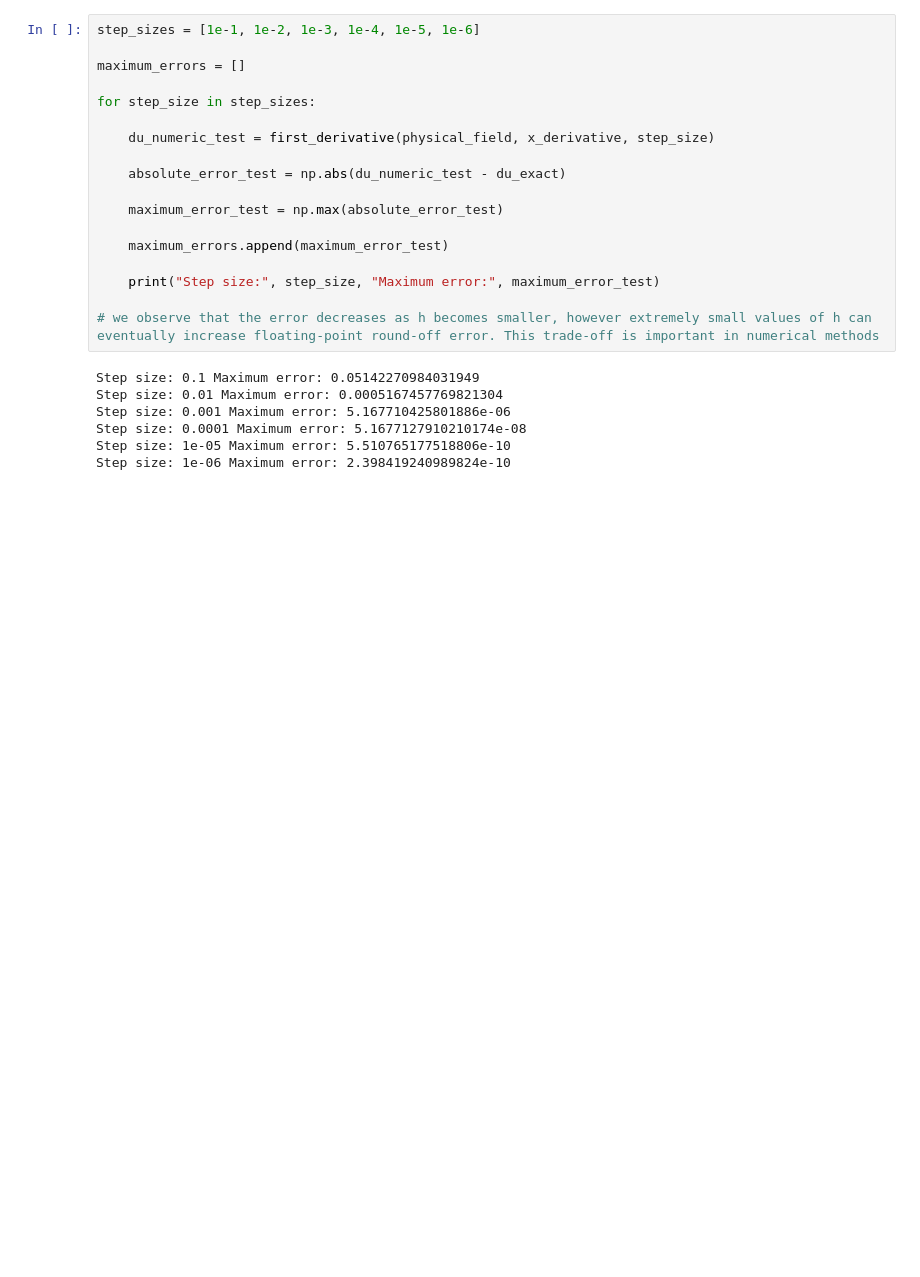
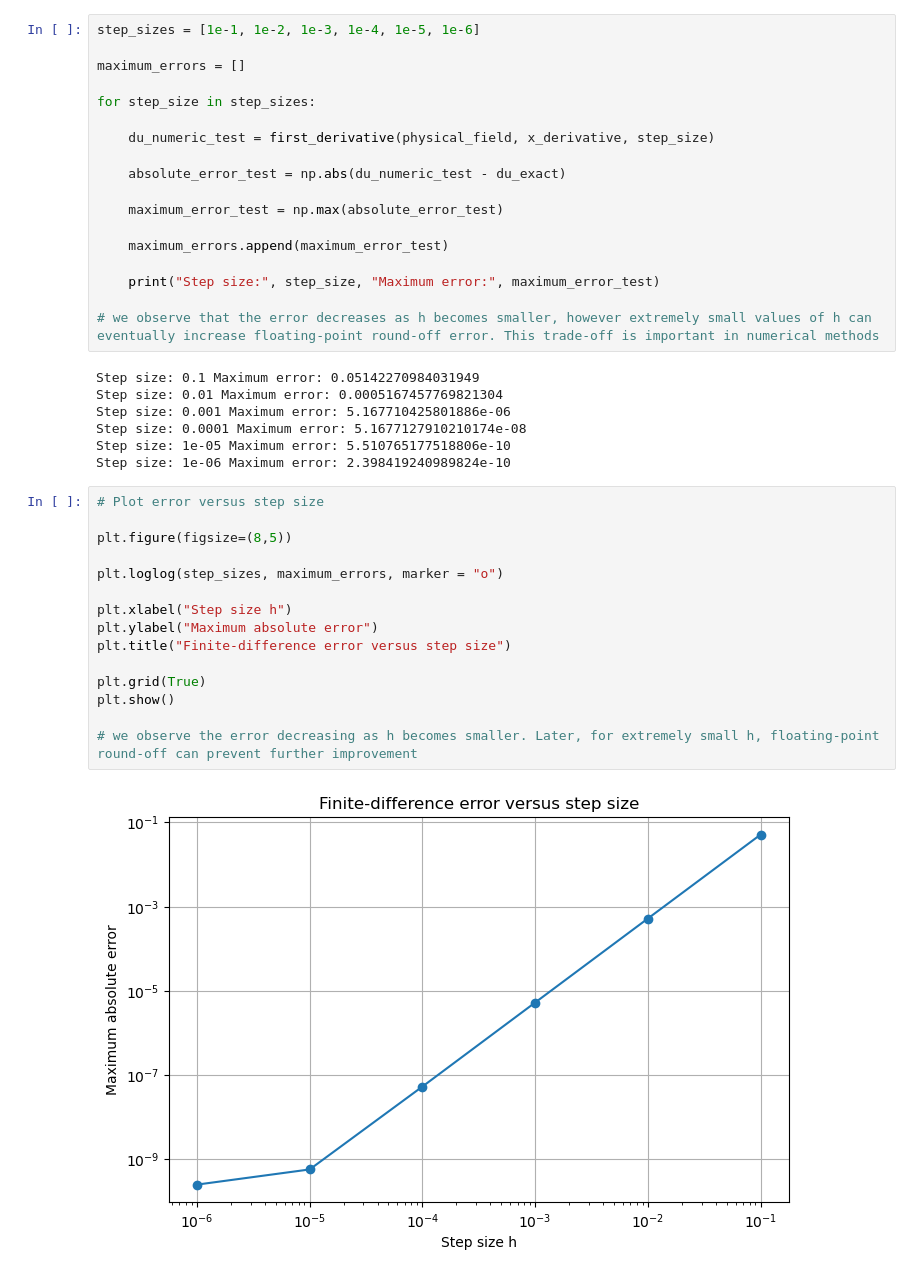
Before and after one commit to hunkarsuci/pinn-from-scratch, a Jupyter notebook: lectures/lecture_01/lecture_01_python_scientific_computing.ipynb, the cells around one changed output. Saved outputs shown, nothing was run; the diff lists cells and outputs as text; blank space fills up the shorter version.

Commit message:
Added Residual and Error in the first lecture

```diff
--- a/lectures/lecture_01/lecture_01_python_scientific_computing.ipynb
+++ b/lectures/lecture_01/lecture_01_python_scientific_computing.ipynb
@@ -399,3 +399,20 @@ Step size: 0.001 Maximum error: 5.167710425801886e-06
 Step size: 0.0001 Maximum error: 5.1677127910210174e-08
 Step size: 1e-05 Maximum error: 5.510765177518806e-10
 Step size: 1e-06 Maximum error: 2.398419240989824e-10
+# %%
+# Plot error versus step size
+
+plt.figure(figsize=(8,5))
+
+plt.loglog(step_sizes, maximum_errors, marker = "o")
+
+plt.xlabel("Step size h")
+plt.ylabel("Maximum absolute error")
+plt.title("Finite-difference error versus step size")
+
+plt.grid(True)
+plt.show()
+
+# we observe the error decreasing as h becomes smaller. Later, for extremely small h, floating-point round-off can prevent further improvement
+# %% [output]
+[figure, added]
```
Also changed, not shown: parts of 4 cells of this notebook.
